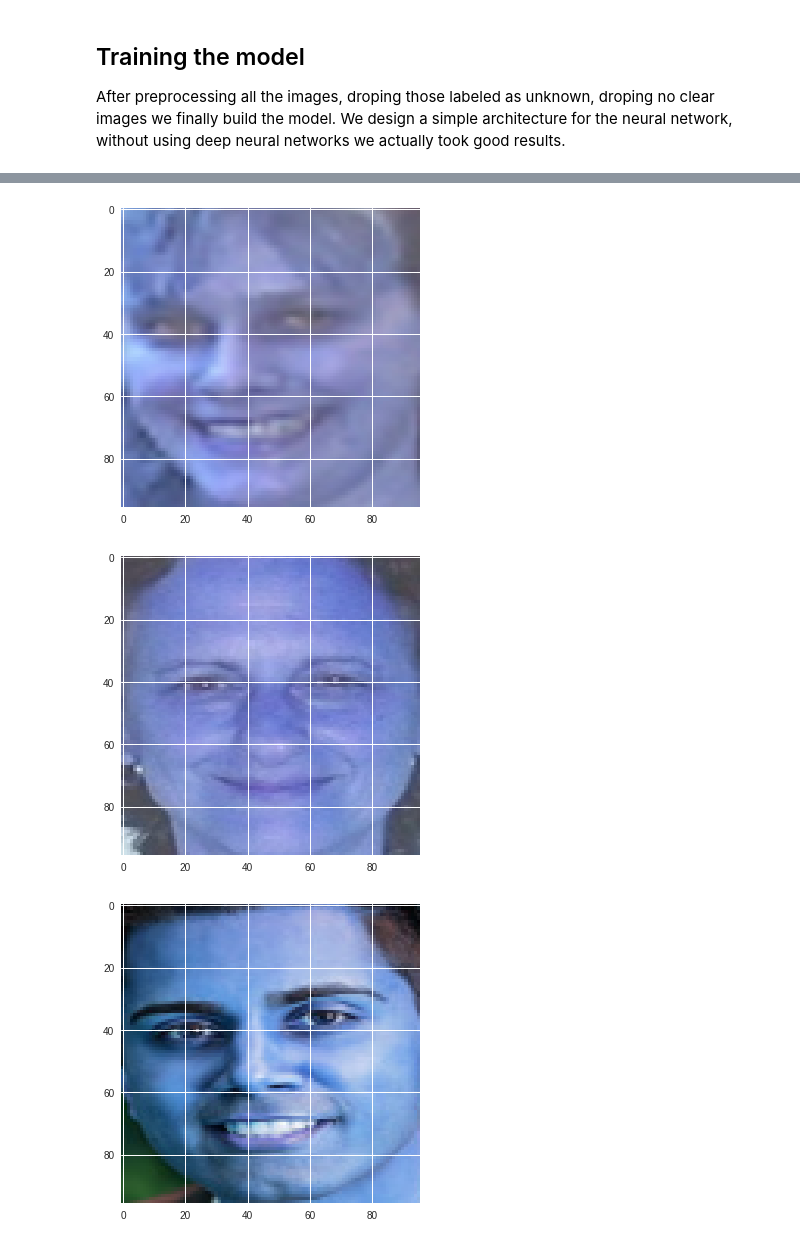
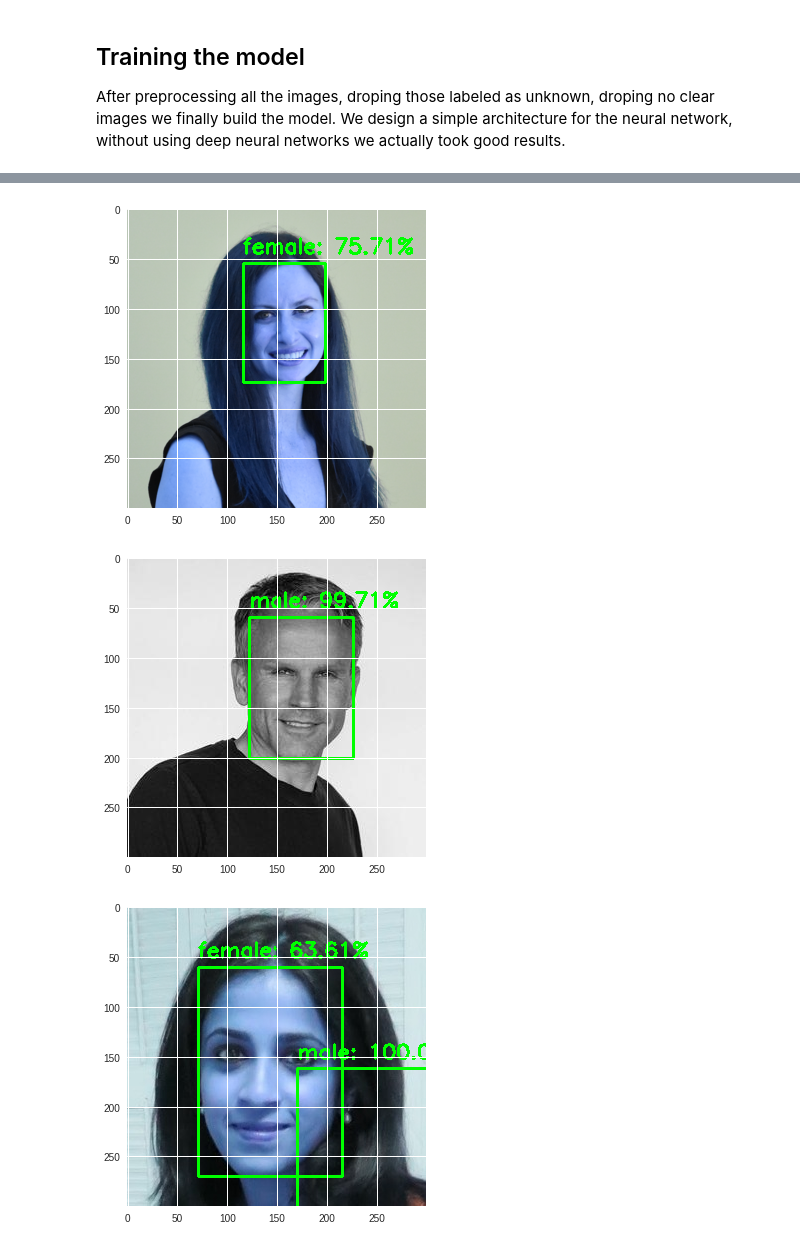
Before and after one commit to Ang3lino/mlnn, a Jupyter notebook: projects/2/gender_classification.ipynb, the cells around one changed output, grey strips where cells are left out. Drawn from its saved outputs; the diff is of its cells as text; code cells hidden in the pictures.

```diff
--- a/projects/2/gender_classification.ipynb
+++ b/projects/2/gender_classification.ipynb
@@ -282,17 +273,17 @@ def Model(shape, n_outputs):
 
     model.add(Flatten(input_shape=shape))  # Flat the image given
     model.add(Dense(128, activation='relu'))  # connect every neuron to each other, obtain relevan features with Relu activation function
-
     model.add(Dense(n_outputs, activation='softmax'))  # final layer, since we have two classes we need two neurons in the final layer
 
+    # compile the model, define loss function, optimizer and the metrics (at least one)
     model.compile(loss='categorical_crossentropy',
                   optimizer='adam',
                   metrics=['accuracy'])
     return model
 
 
-model = Model(X_train[0].shape, 2)  # pass the shape of the first instance, of course ALL instances must share the same shape
-model.fit(X_train, y_train_one_hot, epochs=20)  # fit the model, the dependent variable must be one hot, of course
-test_loss, test_acc = model.evaluate(X_test,  y_test_one_hot, verbose=2)  # evaluate the model, display how accurately it is
+model = Model(X_train_faces[0].shape, 2)  # pass the shape of the first instance, of course ALL instances must share the same shape
+model.fit(X_train_faces, y_train_one_hot, epochs=20)  # fit the model, the dependent variable must be one hot, of course
+test_loss, test_acc = model.evaluate(X_test_faces,  y_test_one_hot, verbose=2)  # evaluate the model, display how accurately it is
 print('\nTest accuracy:', test_acc)
 # %% [output]
@@ -322,43 +312,32 @@ keras.engine.sequential.Sequential
 # %%
-def conclusion(image: np.array, model: keras.engine.sequential.Sequential) -> None:
+def conclusion(image: np.array, model: keras.engine.sequential.Sequential, classes: list) -> None:
     face, confidence = cv.detect_face(image)
     for f in face:  # loop through each face
         (startX, startY) = f[0], f[1]  # get the corners for each image
         (endX, endY) = f[2], f[3]
         cv2.rectangle(image, (startX,startY), (endX,endY), (0,255,0), 2)  # draw rectangle over face
         face_crop = np.copy(image[startY:endY, startX:endX])  # crop the detected face region
-
-        # preprocessing for gender detection model
         try:
             face_crop = cv2.resize(face_crop, (96,96))   # Resize every single image for the neural network
         except Exception as e:
             continue
         face_crop = face_crop.astype("float") / 255.0  # normalize the image, as type float
         face_crop = img_to_array(face_crop)  # pass image to array
-        face_crop = np.expand_dims(face_crop, axis=0)
+        face_crop = np.expand_dims(face_crop, axis=0)  # required, expand the dimension, the shape of the image
 
-        # apply gender detection on face
-        conf = model.predict(face_crop)[0]
-        print(conf)
-        print(classes)
-
-        # get label with max accuracy
-        idx = np.argmax(conf)
-        label = classes[idx]
-
+        conf = model.predict(face_crop)[0]  # apply gender detection on face
+        label = classes[np.argmax(conf)]  # get the most likely label for the image
         label = "{}: {:.2f}%".format(label, conf[idx] * 100)
-
-        Y = startY - 10 if startY - 10 > 10 else startY + 10
-
+        Y = startY - 10 if startY - 10 > 10 else startY + 10  # compute the y
         # write label and confidence above face rectangle
         cv2.putText(image, label, (startX, Y),  cv2.FONT_HERSHEY_SIMPLEX, 0.7, (0, 255, 0), 2)
     plot_img(image)
 # %%
 import random
 
-for img in random.sample(list(X), k=5):
-    conclusion(img, model)
+for img in random.sample(list(X_test), k=5):
+    conclusion(img, model, ['female', 'male'])
 # %% [output]
-[figure, old version]
+[figure, new version]
-[figure, old version]
+[figure, new version]
-[figure, old version]
+[figure, new version]
```
Also changed, not shown: parts of 14 cells of this notebook.
